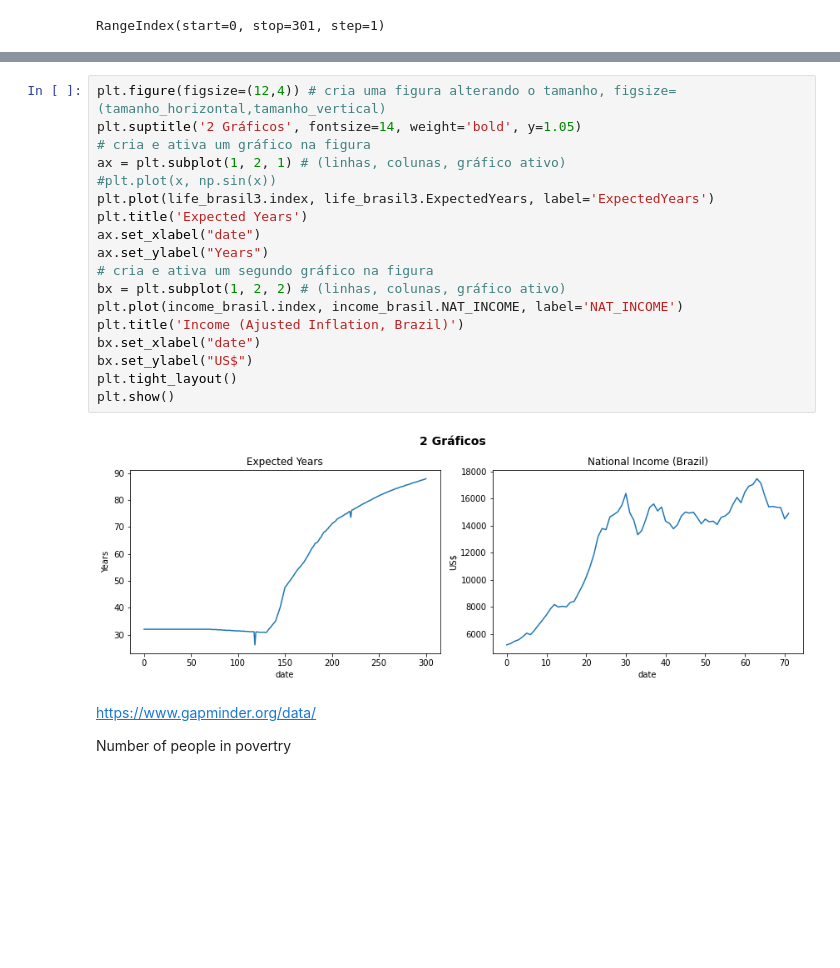
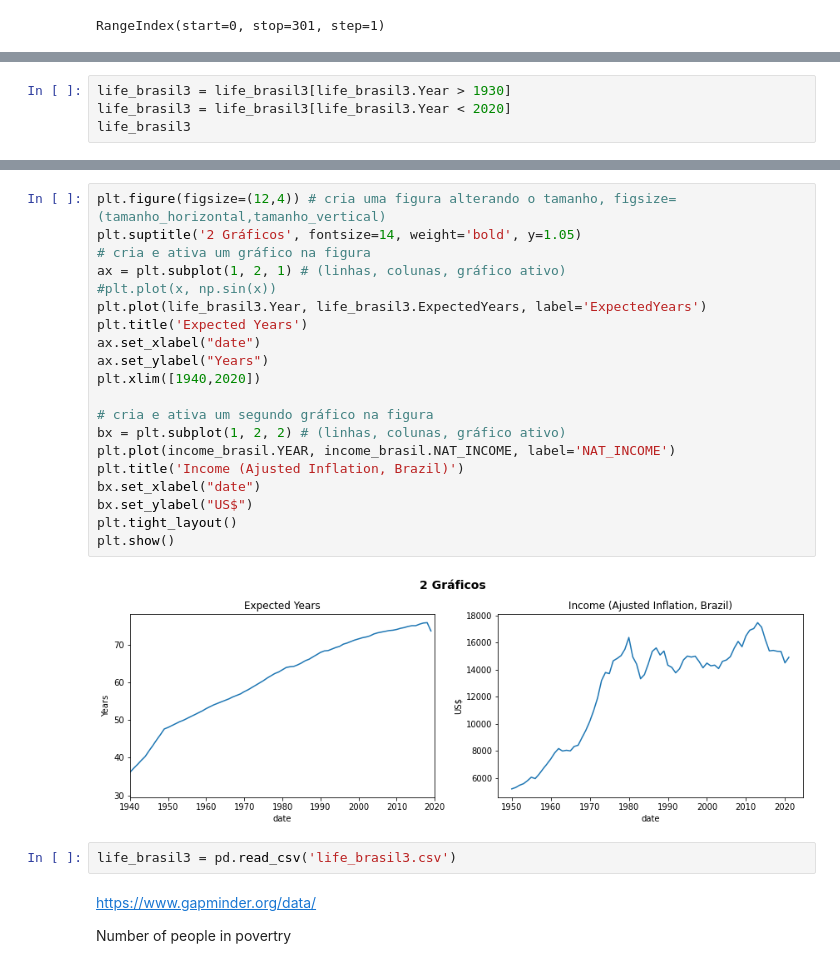
Before and after one commit to jrenatom/tarefa1_PL_A1, a Jupyter notebook: Tarefa4e_PL_Python_4.ipynb, the cells around one changed output, grey strips where cells are left out. Drawn from its saved outputs; the diff is of its cells as text; blank space fills up the shorter version.

```diff
--- a/Tarefa4e_PL_Python_4.ipynb
+++ b/Tarefa4e_PL_Python_4.ipynb
@@ -484,0 +490,4 @@ Text(0, 0.5, 'Years')
+# %%
+life_brasil3 = life_brasil3[life_brasil3.Year > 1930]
+life_brasil3 = life_brasil3[life_brasil3.Year < 2020]
+life_brasil3
@@ -485,23 +508,27 @@ Text(0, 0.5, 'Years')
 # %%
 plt.figure(figsize=(12,4)) # cria uma figura alterando o tamanho, figsize=(tamanho_horizontal,tamanho_vertical)
 plt.suptitle('2 Gráficos', fontsize=14, weight='bold', y=1.05)
 # cria e ativa um gráfico na figura
 ax = plt.subplot(1, 2, 1) # (linhas, colunas, gráfico ativo)
 #plt.plot(x, np.sin(x))
-plt.plot(life_brasil3.index, life_brasil3.ExpectedYears, label='ExpectedYears')
+plt.plot(life_brasil3.Year, life_brasil3.ExpectedYears, label='ExpectedYears')
 plt.title('Expected Years')
 ax.set_xlabel("date")
 ax.set_ylabel("Years")
+plt.xlim([1940,2020])
+
 # cria e ativa um segundo gráfico na figura
 bx = plt.subplot(1, 2, 2) # (linhas, colunas, gráfico ativo)
-plt.plot(income_brasil.index, income_brasil.NAT_INCOME, label='NAT_INCOME')
+plt.plot(income_brasil.YEAR, income_brasil.NAT_INCOME, label='NAT_INCOME')
 plt.title('Income (Ajusted Inflation, Brazil)')
 bx.set_xlabel("date")
 bx.set_ylabel("US$")
 plt.tight_layout()
 plt.show()
 # %% [output]
-[figure, old version]
+[figure, new version]
+# %%
+life_brasil3 = pd.read_csv('life_brasil3.csv')
 # %% [markdown]
 https://www.gapminder.org/data/
 
```
Also changed, not shown: parts of 4 cells of this notebook.
